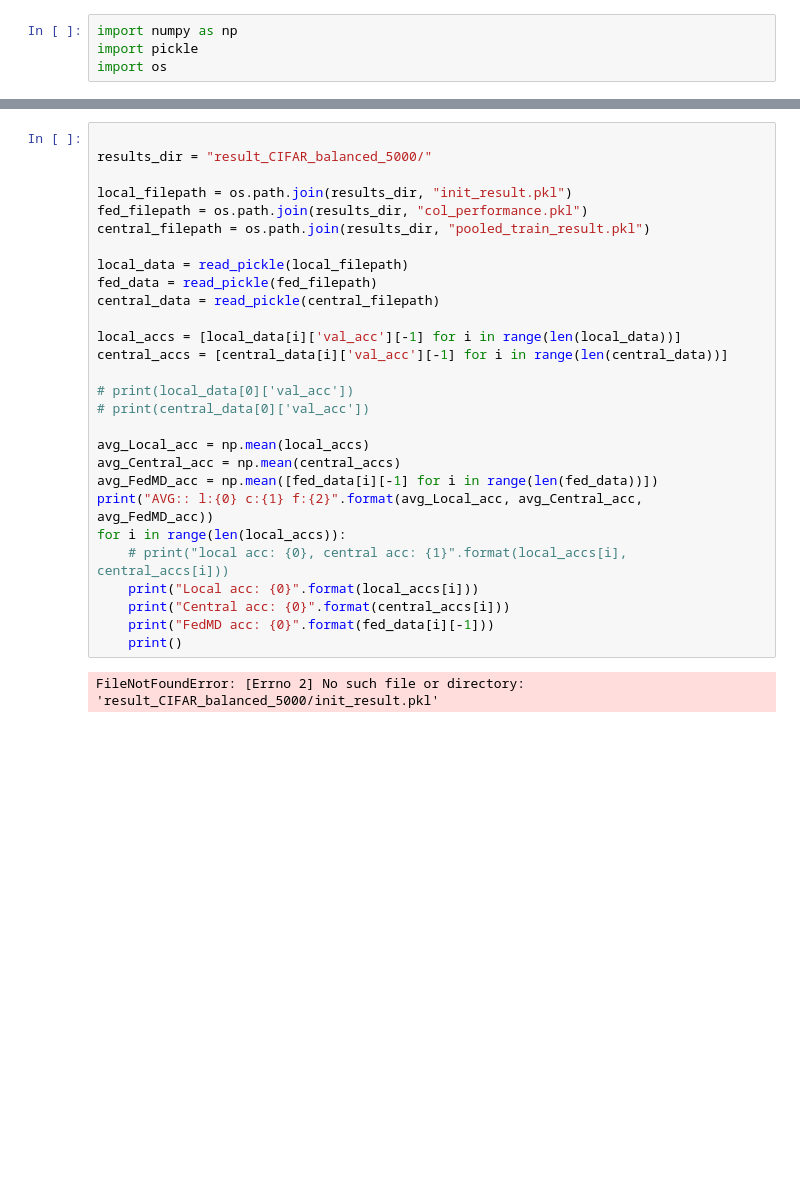
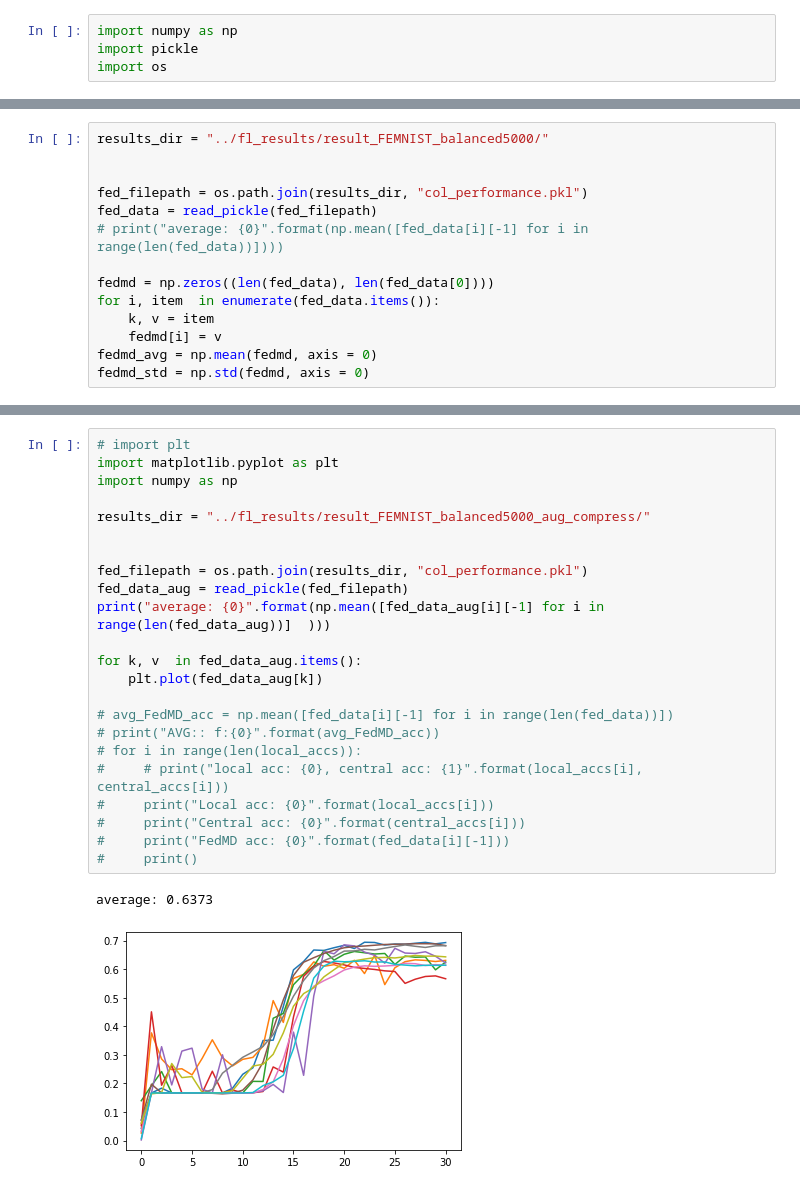
Before and after one commit to gadm21/Drone-LoRa-SOM-CFedAKD, a Jupyter notebook: fl_src/show_results.ipynb, the cells around one changed output, grey strips where cells are left out. Cells and saved outputs as stored; diff of their text form; blank space fills up the shorter version.

Commit message:
update results

```diff
--- a/fl_src/show_results.ipynb
+++ b/fl_src/show_results.ipynb
@@ -11,3 +12,17 @@ def read_pickle(filepath):
         # Load the object from the file using pickle.load()
         data = pickle.load(f)
     return data
+# %%
+results_dir = "../fl_results/result_FEMNIST_balanced5000/"
+
+
+fed_filepath = os.path.join(results_dir, "col_performance.pkl")
+fed_data = read_pickle(fed_filepath)
+# print("average: {0}".format(np.mean([fed_data[i][-1] for i in range(len(fed_data))])))
+
+fedmd = np.zeros((len(fed_data), len(fed_data[0])))
+for i, item  in enumerate(fed_data.items()):
+    k, v = item
+    fedmd[i] = v
+fedmd_avg = np.mean(fedmd, axis = 0)
+fedmd_std = np.std(fedmd, axis = 0)
@@ -14,30 +143,26 @@ def read_pickle(filepath):
 # %%
+# import plt
+import matplotlib.pyplot as plt
+import numpy as np
 
-results_dir = "result_CIFAR_balanced_5000/"
+results_dir = "../fl_results/result_FEMNIST_balanced5000_aug_compress/"
 
-local_filepath = os.path.join(results_dir, "init_result.pkl")
+
 fed_filepath = os.path.join(results_dir, "col_performance.pkl")
-central_filepath = os.path.join(results_dir, "pooled_train_result.pkl")
+fed_data_aug = read_pickle(fed_filepath)
+print("average: {0}".format(np.mean([fed_data_aug[i][-1] for i in range(len(fed_data_aug))]  )))
 
-local_data = read_pickle(local_filepath)
-fed_data = read_pickle(fed_filepath)
-central_data = read_pickle(central_filepath)
+for k, v  in fed_data_aug.items():
+    plt.plot(fed_data_aug[k])
 
-local_accs = [local_data[i]['val_acc'][-1] for i in range(len(local_data))]
-central_accs = [central_data[i]['val_acc'][-1] for i in range(len(central_data))]
-
-# print(local_data[0]['val_acc'])
-# print(central_data[0]['val_acc'])
-
-avg_Local_acc = np.mean(local_accs)
-avg_Central_acc = np.mean(central_accs)
-avg_FedMD_acc = np.mean([fed_data[i][-1] for i in range(len(fed_data))])
-print("AVG:: l:{0} c:{1} f:{2}".format(avg_Local_acc, avg_Central_acc, avg_FedMD_acc))
-for i in range(len(local_accs)):
-    # print("local acc: {0}, central acc: {1}".format(local_accs[i], central_accs[i]))
-    print("Local acc: {0}".format(local_accs[i]))
-    print("Central acc: {0}".format(central_accs[i]))
-    print("FedMD acc: {0}".format(fed_data[i][-1]))
-    print()
+# avg_FedMD_acc = np.mean([fed_data[i][-1] for i in range(len(fed_data))])
+# print("AVG:: f:{0}".format(avg_FedMD_acc))
+# for i in range(len(local_accs)):
+#     # print("local acc: {0}, central acc: {1}".format(local_accs[i], central_accs[i]))
+#     print("Local acc: {0}".format(local_accs[i]))
+#     print("Central acc: {0}".format(central_accs[i]))
+#     print("FedMD acc: {0}".format(fed_data[i][-1]))
+#     print()
 # %% [output]
-FileNotFoundError: [Errno 2] No such file or directory: 'result_CIFAR_balanced_5000/init_result.pkl'
+average: 0.6373
+[figure, added]
```
Also changed, not shown: parts of 3 cells of this notebook, 54 other files.
